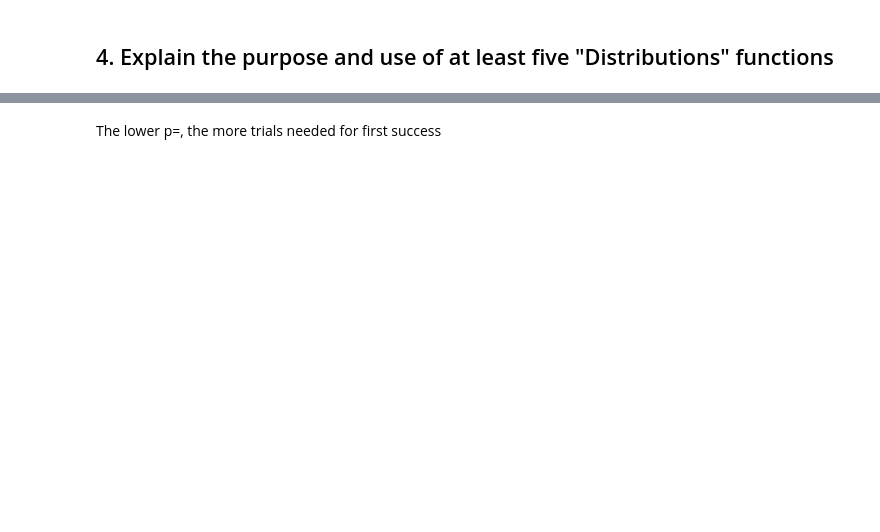
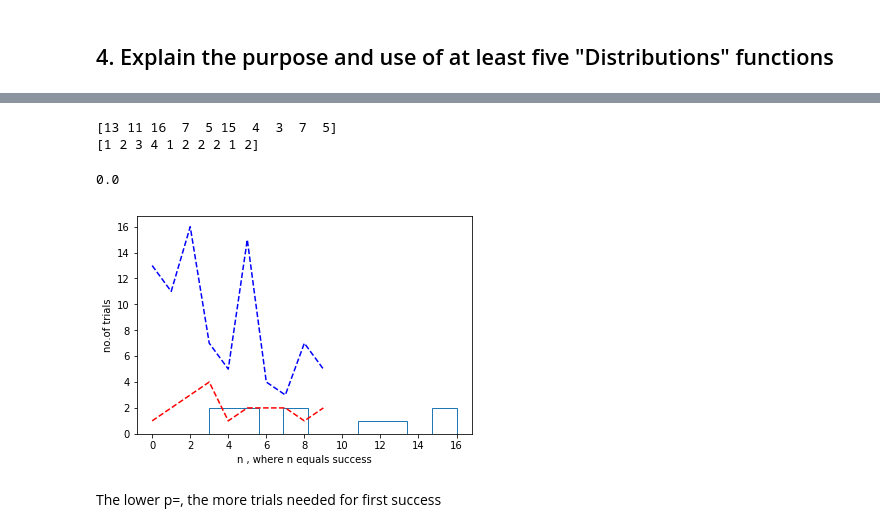
Before and after one commit to cholleran/Programming-for-Data-Analysis, a Jupyter notebook: Assignment - numpy.random package.ipynb, the cells around one changed output, grey strips where cells are left out. Saved outputs shown, nothing was run; the diff lists cells and outputs as text; code cells hidden in the pictures; blank space fills up the shorter version.

Commit message:
plot of geometric distribution with fair/unfair dice

```diff
--- a/Assignment - numpy.random package.ipynb
+++ b/Assignment - numpy.random package.ipynb
@@ -168,2 +165,22 @@ print(z)
+# %%
+unfair_die = np.random.geometric(p=0.1, size=10) # The number of trials needed before the first success
+fair_die = np.random.geometric(p=0.50, size=10)
+plt.ylabel('no.of trials')
+plt.xlabel('n , where n equals success')
+plt.hist(unfair_die, histtype = 'step')
+
+plt.plot(fair_die,'r--',unfair_die,'b--')
+
+
+print(unfair_die)
+print(fair_die)
+(unfair_die==1).sum()/10
+'''In the plot below, it took just one throw on the first trial to land heads with the fair die O(red), whereas it took 13 throws
+to land heads with the unfair die'''
+# %% [output]
+[13 11 16  7  5 15  4  3  7  5]
+[1 2 3 4 1 2 2 2 1 2]
+0.0
+[figure, added]
 # %% [markdown]
 The lower p=, the more trials needed for first success
```
Also changed, not shown: parts of 9 cells of this notebook.
